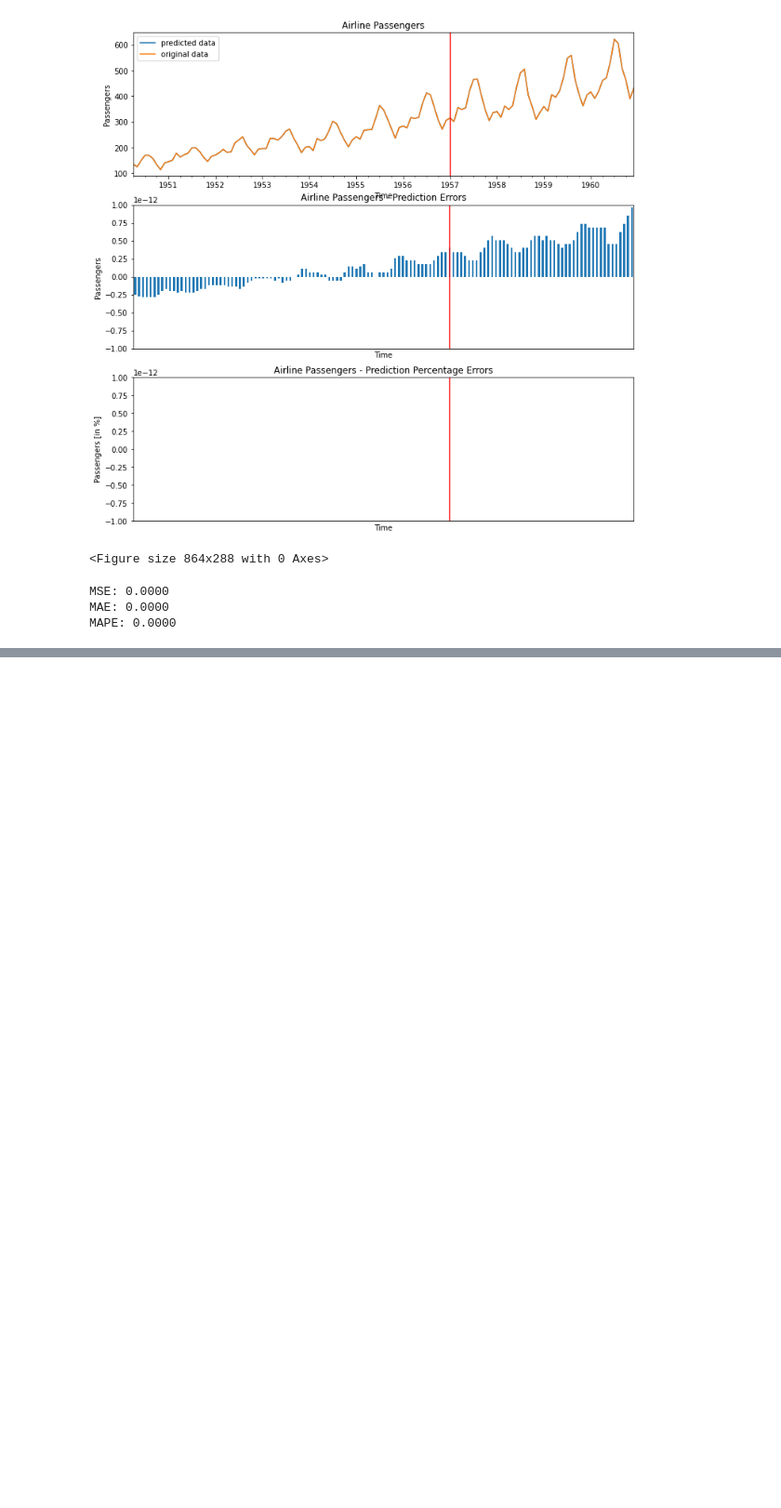
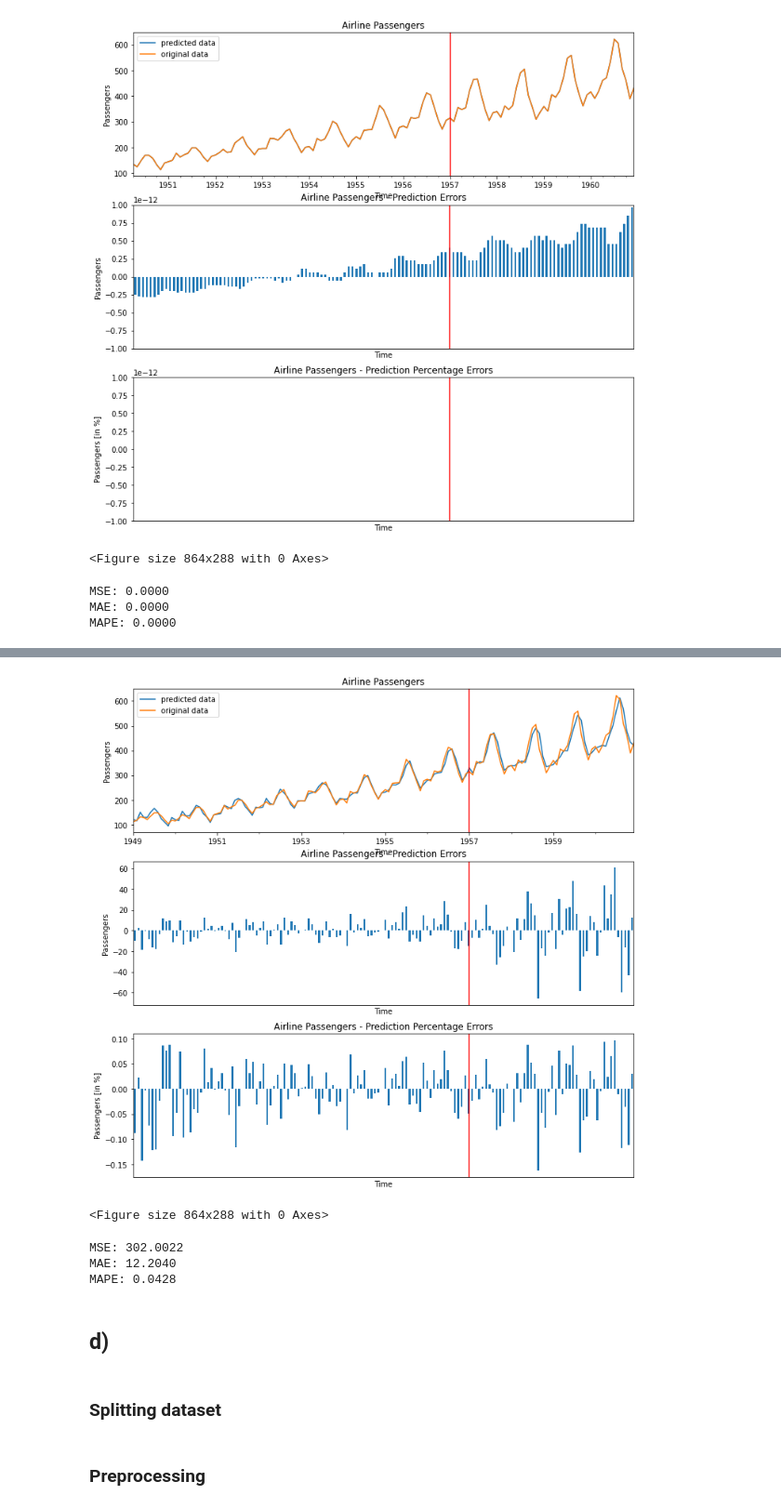
Before and after one commit to AdrianUrbanski/ADM, a Jupyter notebook: lista1.ipynb, the cells around one changed output, grey strips where cells are left out. Shown at 93% size. Drawn from its saved outputs; the diff is of its cells as text; code cells hidden in the pictures; blank space fills up the shorter version.

```diff
--- a/lista1.ipynb
+++ b/lista1.ipynb
@@ -409,0 +490,18 @@ MAPE: 0.0000
+# %%
+fig, (ax1, ax2, ax3) = plt.subplots(3, 1, figsize=(12,12))
+plot_prediction(ax1, combined_df)
+plot_error(ax2, combined_df)
+plot_error_normalised(ax3, combined_df)
+# %% [output]
+[figure, added]
+<Figure size 864x288 with 0 Axes>
+# %%
+print_errors(combined_df)
+# %% [output]
+MSE: 302.0022
+MAE: 12.2040
+MAPE: 0.0428
+# %% [markdown]
+## d)
+# %% [markdown]
+### Splitting dataset
@@ -409,0 +512,2 @@ MAPE: 0.0000
+# %% [markdown]
+### Preprocessing
```
Also changed, not shown: parts of 23 cells of this notebook.
